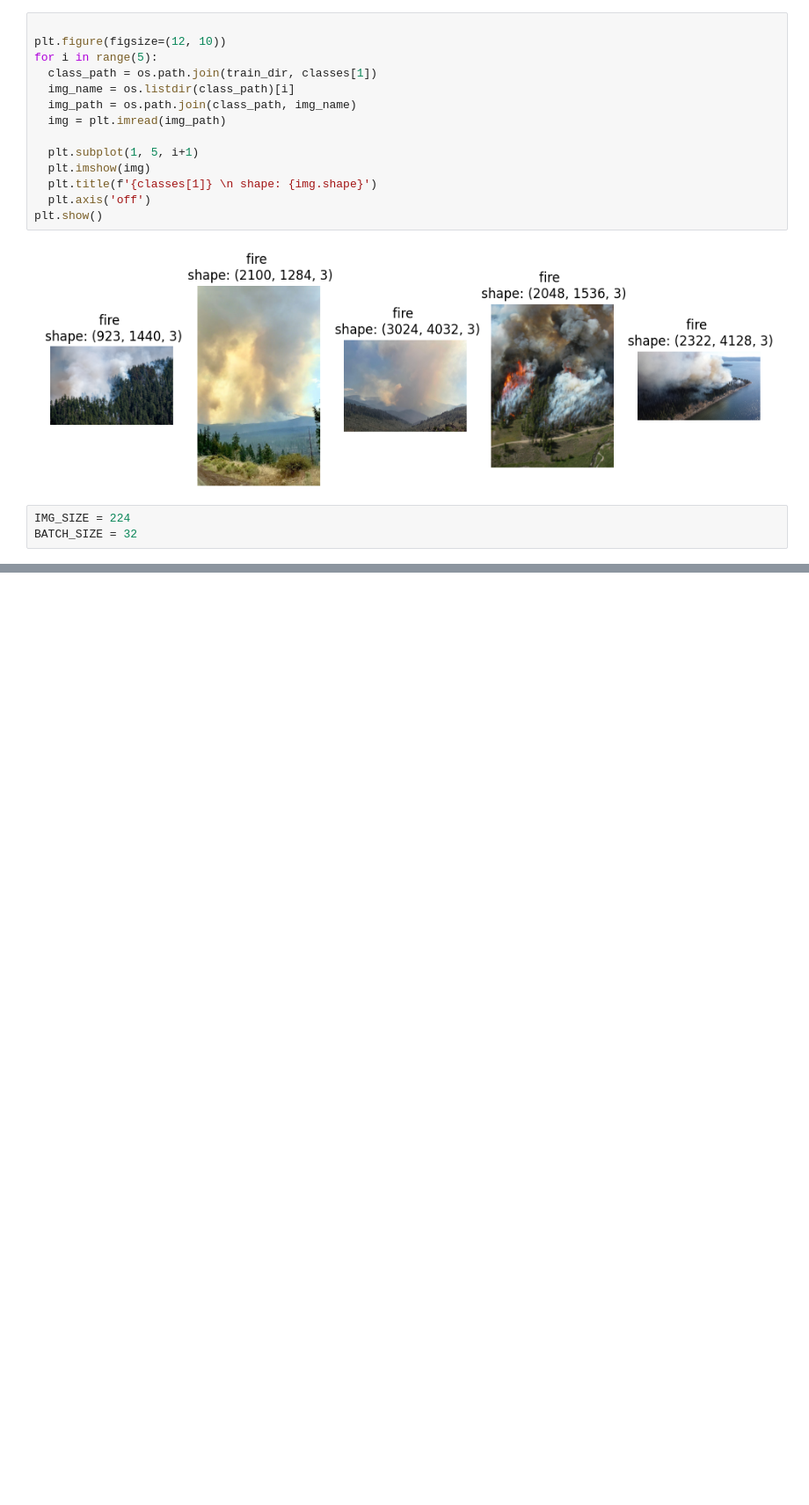
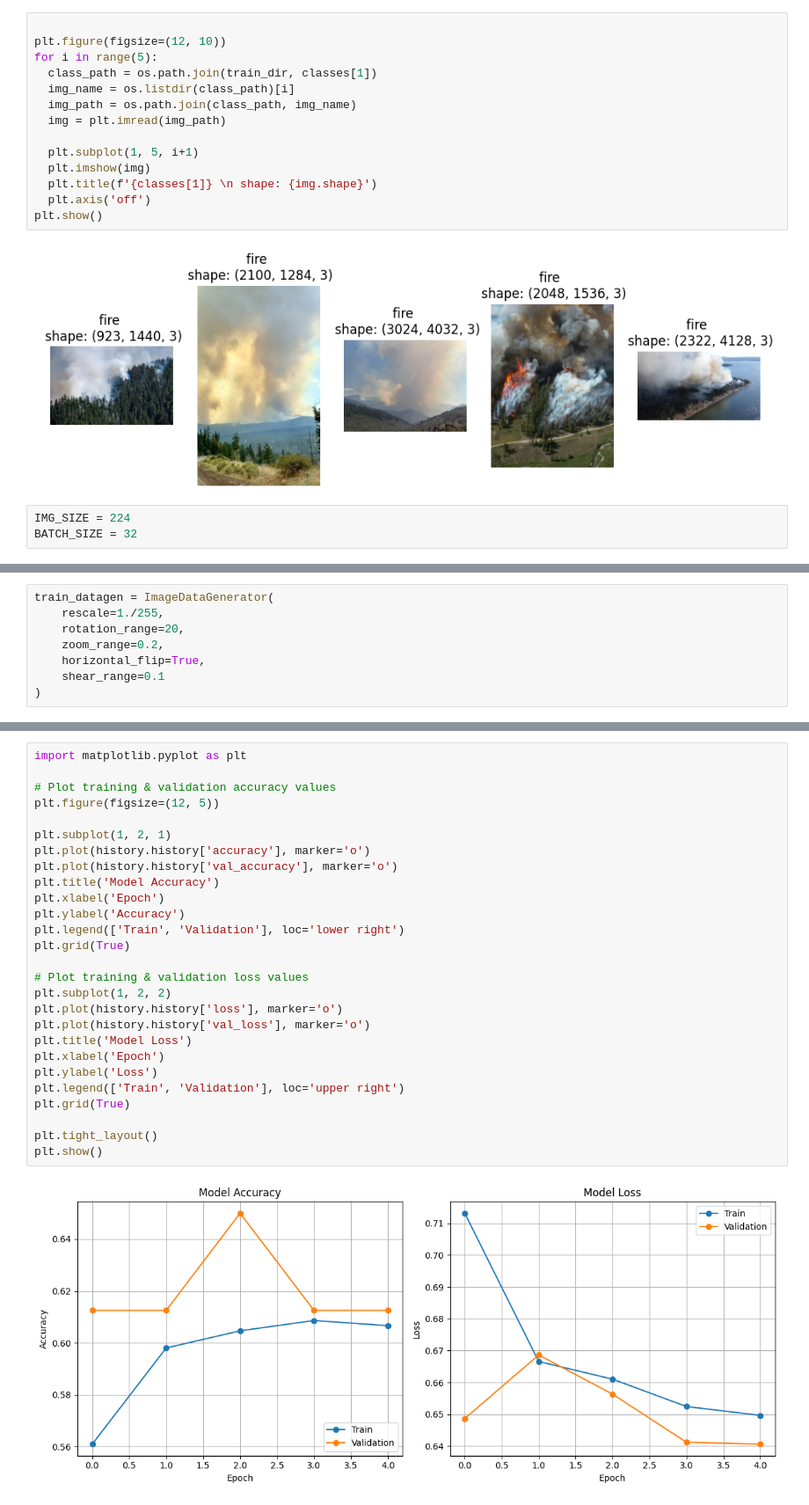
Before and after one commit to Keerthana-ak-commits/Forest-fire-detection-using-deep-learning, a Jupyter notebook: Forest_Fire_Detection_using_DL.ipynb, the cells around one changed output, grey strips where cells are left out. Shown: that part at 88% size. Drawn from its saved outputs; the diff is of its cells as text; blank space fills up the shorter version.

```diff
--- a/Forest_Fire_Detection_using_DL.ipynb
+++ b/Forest_Fire_Detection_using_DL.ipynb
@@ -126,0 +136,8 @@ BATCH_SIZE = 32
+# %%
+train_datagen = ImageDataGenerator(
+    rescale=1./255,
+    rotation_range=20,
+    zoom_range=0.2,
+    horizontal_flip=True,
+    shear_range=0.1
+)
@@ -126,0 +254,29 @@ BATCH_SIZE = 32
+# %%
+import matplotlib.pyplot as plt
+
+# Plot training & validation accuracy values
+plt.figure(figsize=(12, 5))
+
+plt.subplot(1, 2, 1)
+plt.plot(history.history['accuracy'], marker='o')
+plt.plot(history.history['val_accuracy'], marker='o')
+plt.title('Model Accuracy')
+plt.xlabel('Epoch')
+plt.ylabel('Accuracy')
+plt.legend(['Train', 'Validation'], loc='lower right')
+plt.grid(True)
+
+# Plot training & validation loss values
+plt.subplot(1, 2, 2)
+plt.plot(history.history['loss'], marker='o')
+plt.plot(history.history['val_loss'], marker='o')
+plt.title('Model Loss')
+plt.xlabel('Epoch')
+plt.ylabel('Loss')
+plt.legend(['Train', 'Validation'], loc='upper right')
+plt.grid(True)
+
+plt.tight_layout()
+plt.show()
+# %% [output]
+[figure, added]
```
Also changed, not shown: parts of 8 cells of this notebook.
